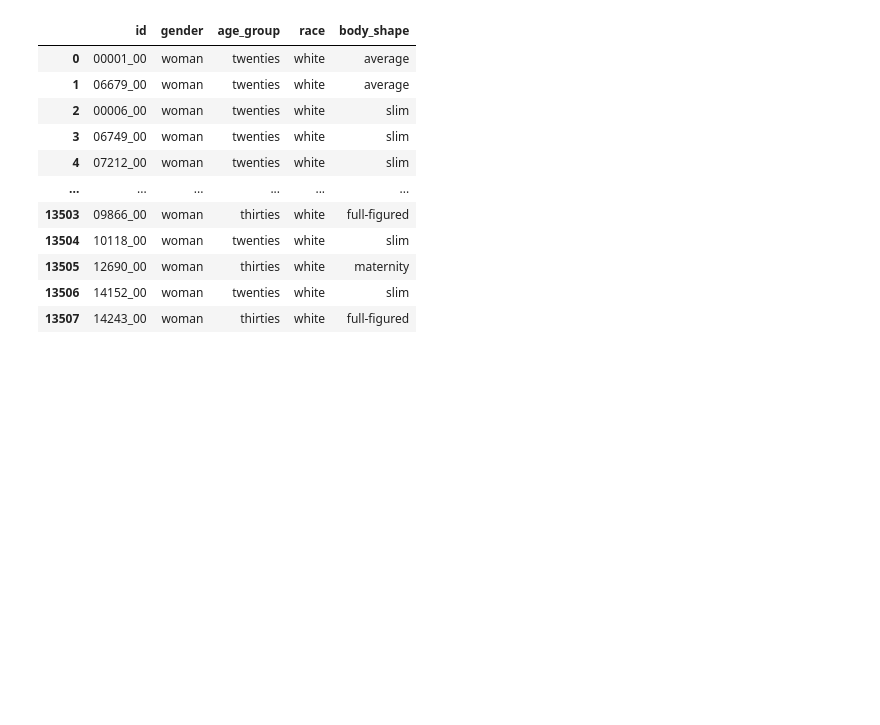
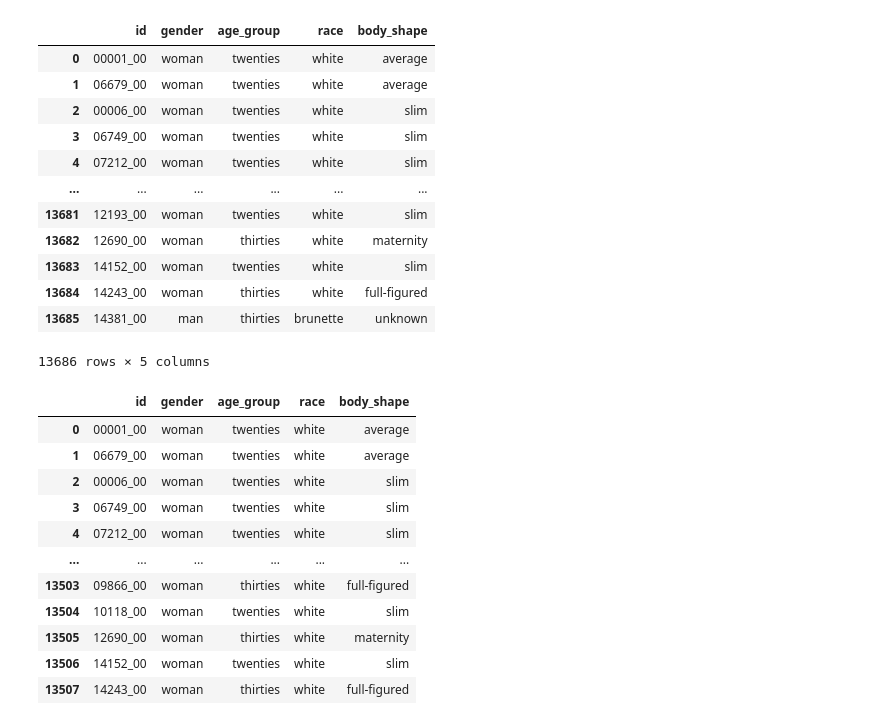
Before and after one commit to Idir6380/PFE, a Jupyter notebook: preprocessing/analyse.ipynb, the cells around one changed output. Cells and saved outputs as stored; diff of their text form; code cells hidden in the pictures; blank space fills up the shorter version.

```diff
--- a/preprocessing/analyse.ipynb
+++ b/preprocessing/analyse.ipynb
@@ -2,3 +2,20 @@
 import pandas as pd
 import matplotlib.pyplot as plt
 import seaborn as sns
+# %%
+df = pd.read_csv('labels.csv')
+df
+# %% [output]
+|  | id | gender | age_group | race | body_shape |
+| 0 | 00001_00 | woman | twenties | white | average |
+| 1 | 06679_00 | woman | twenties | white | average |
+| 2 | 00006_00 | woman | twenties | white | slim |
+| 3 | 06749_00 | woman | twenties | white | slim |
+| 4 | 07212_00 | woman | twenties | white | slim |
+| ... | ... | ... | ... | ... | ... |
+| 13681 | 12193_00 | woman | twenties | white | slim |
+| 13682 | 12690_00 | woman | thirties | white | maternity |
+| 13683 | 14152_00 | woman | twenties | white | slim |
+| 13684 | 14243_00 | woman | thirties | white | full-figured |
+| 13685 | 14381_00 | man | thirties | brunette | unknown |
+13686 rows × 5 columns
```
Also changed, not shown: parts of 5 cells of this notebook, 2 other files.
